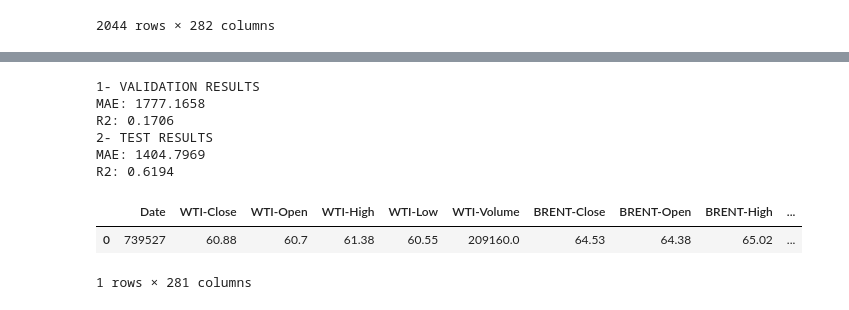
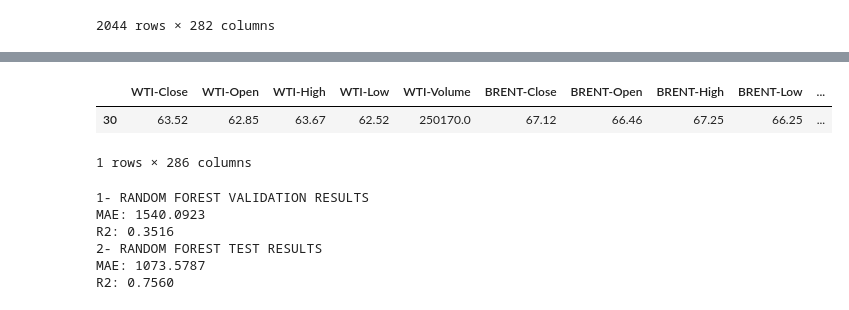
Before and after one commit to mijaelsegura03/ML_Bitcoin, a Jupyter notebook: EDA/OHLCs/models.ipynb, the cells around one changed output, grey strips where cells are left out. Drawn from its saved outputs; the diff is of its cells as text; code cells hidden in the pictures.

```diff
--- a/EDA/OHLCs/EDA-1.ipynb
+++ b/EDA/OHLCs/models.ipynb
@@ -591,3 +630,12 @@ last_row
+# %%
+x_last_row = X.head(1).copy()
+X = X.iloc[:-1]
+y = y.iloc[:-1]
+x_last_row
+# %% [output]
+|  | WTI-Close | WTI-Open | WTI-High | WTI-Low | WTI-Volume | BRENT-Close | BRENT-Open | BRENT-High | BRENT-Low | ... |
+| 30 | 63.52 | 62.85 | 63.67 | 62.52 | 250170.0 | 67.12 | 66.46 | 67.25 | 66.25 | ... |
+1 rows × 286 columns
 # %%
 from sklearn.compose import ColumnTransformer
 from sklearn.pipeline import Pipeline
@@ -595,12 +643,6 @@ from sklearn.ensemble import RandomForestRegressor
 from sklearn.metrics import mean_absolute_error, r2_score
 from sklearn.preprocessing import StandardScaler
 from sklearn.model_selection import train_test_split
-
-# DEFINIMOS TARGET Y FEATURES
-y = poly_df['BTC-Close_next_day']
-poly_df = poly_df.drop('BTC-Close_next_day', axis=1)
-poly_df["Date"] = pd.to_datetime(poly_df["Date"]).map(pd.Timestamp.toordinal)
-X = poly_df
 
 # DIVIDIMOS EL DATASET 70% TRAIN 15% TEST 15% VALIDATION
 X_train, X_temp, y_train, y_temp = train_test_split(
@@ -611,13 +653,11 @@ X_val, X_test, y_val, y_test = train_test_split(
 )
 
 # PREPROCESAMIENTO
-num_cols = [c for c in X_train.columns if c != "Date"]
-
+num_cols = [c for c in X_train.columns] #if c != "Date"
 preprocessor = ColumnTransformer(
     transformers=[
         ("num", StandardScaler(), num_cols)
     ],
-    remainder="passthrough"  # deja Date tal cual (ya es numérico)
 )
 
 # PIPELINE
@@ -638,28 +678,20 @@ rf_pipeline.fit(X_train, y_train)
 y_val_pred = rf_pipeline.predict(X_val)
 mae_val = mean_absolute_error(y_val, y_val_pred)
 r2_val = r2_score(y_val, y_val_pred)
-print("1- VALIDATION RESULTS")
+print("1- RANDOM FOREST VALIDATION RESULTS")
 print(f"MAE: {mae_val:.4f}")
 print(f"R2: {r2_val:.4f}")
 
 y_test_pred = rf_pipeline.predict(X_test)
 mae_test = mean_absolute_error(y_test, y_test_pred)
 r2_test = r2_score(y_test, y_test_pred)
-print("2- TEST RESULTS")
+print("2- RANDOM FOREST TEST RESULTS")
 print(f"MAE: {mae_test:.4f}")
 print(f"R2: {r2_test:.4f}")
 # %% [output]
-1- VALIDATION RESULTS
-MAE: 1777.1658
-R2: 0.1706
-2- TEST RESULTS
-MAE: 1404.7969
-R2: 0.6194
+1- RANDOM FOREST VALIDATION RESULTS
+MAE: 1540.0923
+R2: 0.3516
+2- RANDOM FOREST TEST RESULTS
+MAE: 1073.5787
+R2: 0.7560
-# %%
-last_row = last_row.drop('BTC-Close_next_day',axis=1)
-last_row["Date"] = pd.to_datetime(last_row["Date"]).map(pd.Timestamp.toordinal)
-last_row
-# %% [output]
-|  | Date | WTI-Close | WTI-Open | WTI-High | WTI-Low | WTI-Volume | BRENT-Close | BRENT-Open | BRENT-High | ... |
-| 0 | 739527 | 60.88 | 60.7 | 61.38 | 60.55 | 209160.0 | 64.53 | 64.38 | 65.02 | ... |
-1 rows × 281 columns
```
Also changed, not shown: parts of 12 cells of this notebook, 1 other file.
